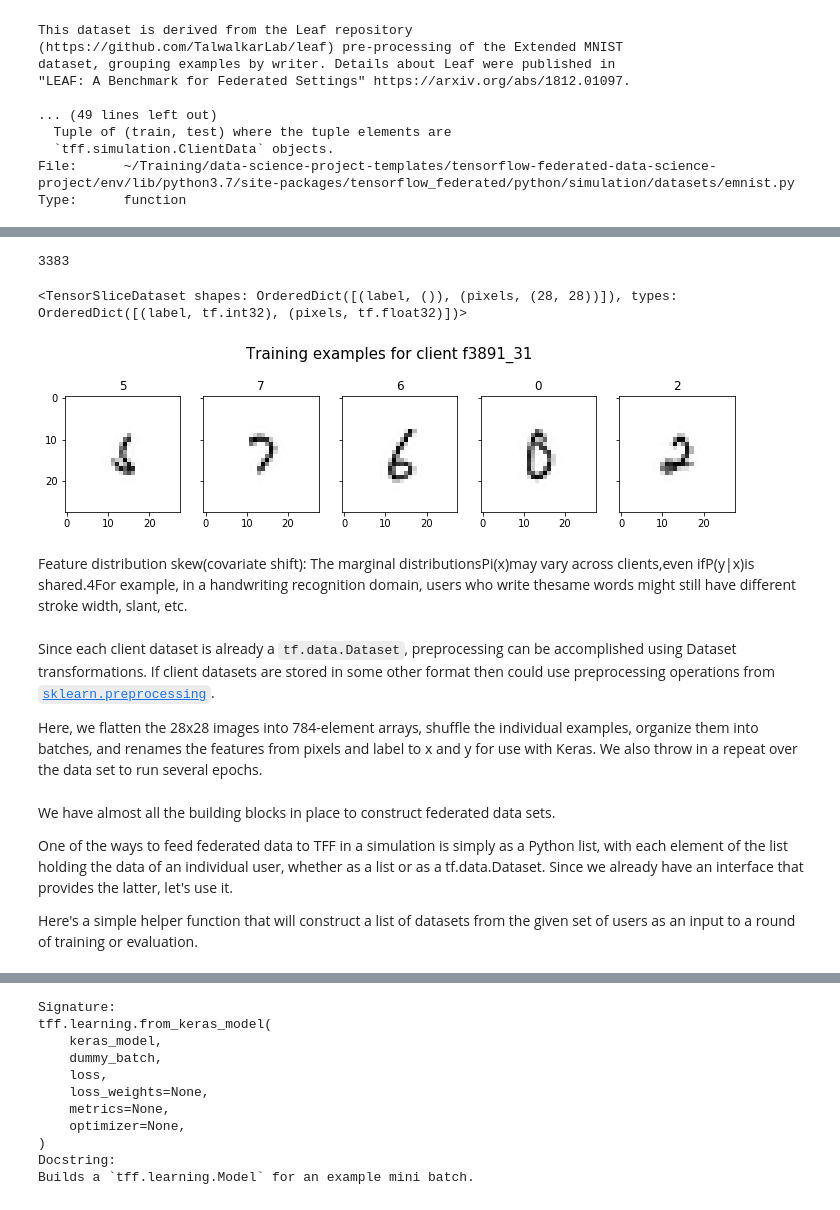
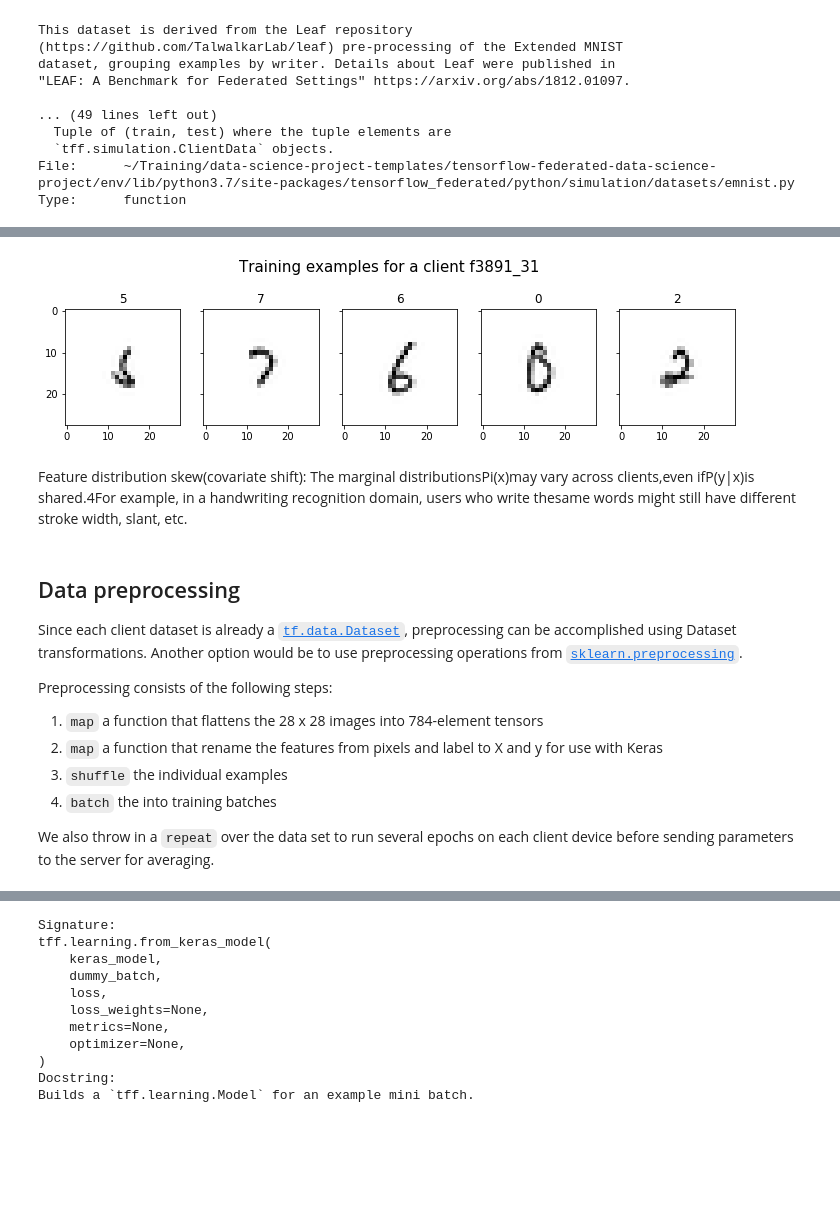
Before and after one commit to kaust-vislab/tensorflow-federated-data-science-project, a Jupyter notebook: notebooks/image-classification.ipynb, the cells around one changed output, grey strips where cells are left out. Saved outputs shown, nothing was run; the diff lists cells and outputs as text; code cells hidden in the pictures; blank space fills up the shorter version.

Commit message:
Updates to training materials

```diff
--- a/notebooks/image-classification.ipynb
+++ b/notebooks/image-classification.ipynb
@@ -57,9 +101,0 @@ emnist_train.client_ids[:10]
-# %%
-n_clients = len(emnist_train.client_ids)
-n_clients
-# %% [output]
-3383
-# %%
-_random_idx = random_state.randint(n_clients)
-random_client = emnist_train.client_ids[_random_idx]
-client_dataset = emnist_train.create_tf_dataset_for_client(random_client)
@@ -66,19 +119,26 @@ client_dataset = emnist_train.create_tf_dataset_for_client(random_client)
 # %%
 # here is TensorFlow Dataset for a particular client
-client_dataset
+(client_id, client_dataset), *_ = client_datasets.items()
-# %% [output]
-<TensorSliceDataset shapes: OrderedDict([(label, ()), (pixels, (28, 28))]), types: OrderedDict([(label, tf.int32), (pixels, tf.float32)])>
 # %%
 fig, axes = plt.subplots(1, 5, figsize=(12,6), sharex=True, sharey=True)
 for i, example in enumerate(client_dataset.take(5)):
     axes[i].imshow(example["pixels"].numpy(), cmap="gray")
     axes[i].set_title(example["label"].numpy())
-_ = fig.suptitle(x= 0.5, y=0.75, t=f"Training examples for client {random_client}", fontsize=15)
+_ = fig.suptitle(x= 0.5, y=0.75, t=f"Training examples for a client {client_id}", fontsize=15)
 # %% [output]
-[figure, old version]
+[figure, new version]
 # %% [markdown]
 Feature distribution skew(covariate shift): The marginal distributionsPi(x)may vary across clients,even ifP(y|x)is shared.4For example, in a handwriting recognition domain, users who write thesame words might still have different stroke width, slant, etc.
 # %% [markdown]
-Since each client dataset is already a `tf.data.Dataset`, preprocessing can be accomplished using Dataset transformations. If client datasets are stored in some other format then could use preprocessing operations from [`sklearn.preprocessing`](https://scikit-learn.org/stable/modules/preprocessing.html).
+## Data preprocessing
 
-Here, we flatten the 28x28 images into 784-element arrays, shuffle the individual examples, organize them into batches, and renames the features from pixels and label to x and y for use with Keras. We also throw in a repeat over the data set to run several epochs.
+Since each client dataset is already a [`tf.data.Dataset`](https://www.tensorflow.org/api_docs/python/tf/data/Dataset), preprocessing can be accomplished using Dataset transformations. Another option would be to use preprocessing operations from [`sklearn.preprocessing`](https://scikit-learn.org/stable/modules/preprocessing.html).
+
+Preprocessing consists of the following steps:
+
+1. `map` a function that flattens the 28 x 28 images into 784-element tensors
+2. `map` a function that rename the features from pixels and label to X and y for use with Keras
+3. `shuffle` the individual examples
+4. `batch` the into training batches
+
+We also throw in a `repeat` over the data set to run several epochs on each client device before sending parameters to the server for averaging.
@@ -126,6 +185,0 @@ def create_testing_dataset(client_dataset,
-# %% [markdown]
-We have almost all the building blocks in place to construct federated data sets.
-
-One of the ways to feed federated data to TFF in a simulation is simply as a Python list, with each element of the list holding the data of an individual user, whether as a list or as a tf.data.Dataset. Since we already have an interface that provides the latter, let's use it.
-
-Here's a simple helper function that will construct a list of datasets from the given set of users as an input to a round of training or evaluation.
```
Also changed, not shown: parts of 87 cells of this notebook, 2 other files.
